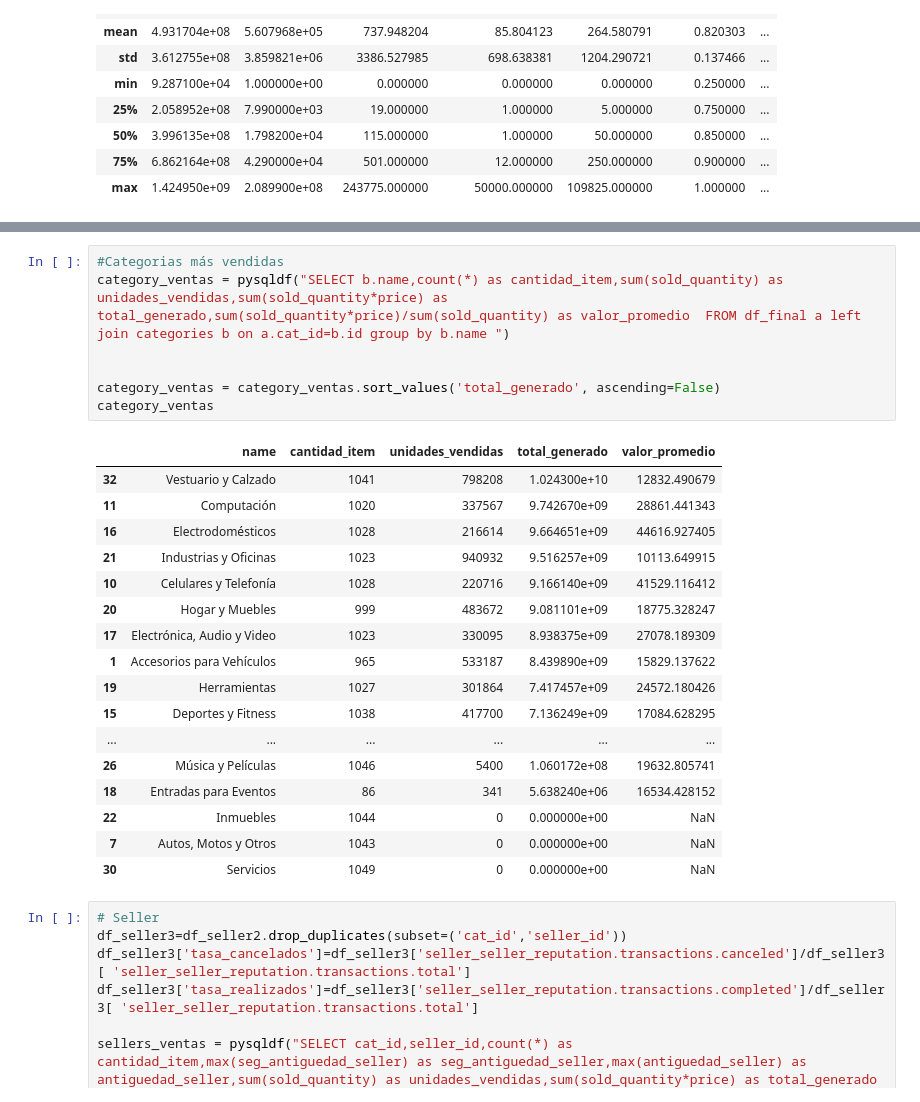
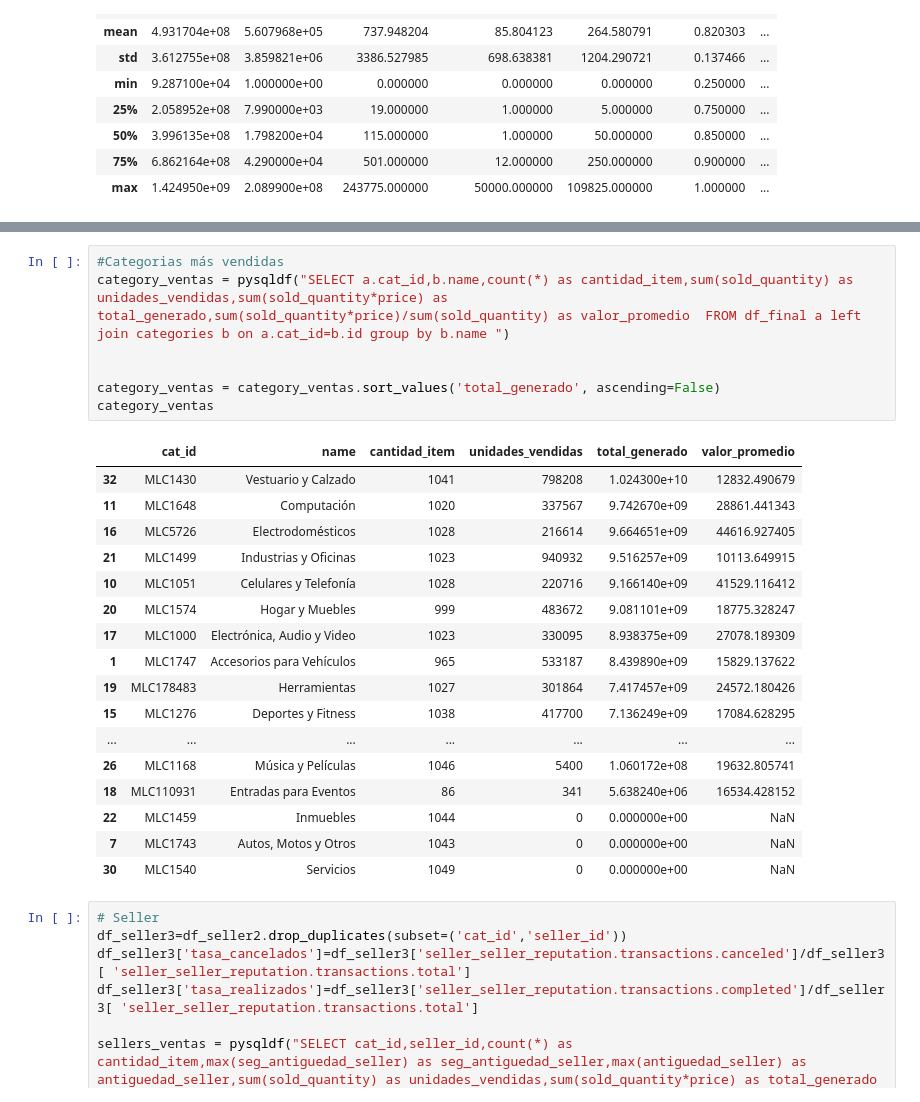
Before and after one commit to ZvonkoVescoviJer/MELI_Challenge, a Jupyter notebook: Code/ChallengueMeli.ipynb, the cells around one changed output, grey strips where cells are left out. Saved outputs shown, nothing was run; the diff lists cells and outputs as text.

```diff
--- a/Code/ChallengueMeli.ipynb
+++ b/Code/ChallengueMeli.ipynb
@@ -268,28 +294,28 @@ Index(['id', 'title', 'seller_id', 'category_id', 'price', 'initial_quantity',
 # %%
 #Categorias más vendidas
-category_ventas = pysqldf("SELECT b.name,count(*) as cantidad_item,sum(sold_quantity) as unidades_vendidas,sum(sold_quantity*price) as total_generado,sum(sold_quantity*price)/sum(sold_quantity) as valor_promedio  FROM df_final a left join categories b on a.cat_id=b.id group by b.name ")
+category_ventas = pysqldf("SELECT a.cat_id,b.name,count(*) as cantidad_item,sum(sold_quantity) as unidades_vendidas,sum(sold_quantity*price) as total_generado,sum(sold_quantity*price)/sum(sold_quantity) as valor_promedio  FROM df_final a left join categories b on a.cat_id=b.id group by b.name ")
 
 
 category_ventas = category_ventas.sort_values('total_generado', ascending=False)
 category_ventas
 # %% [output]
-|  | name | cantidad_item | unidades_vendidas | total_generado | valor_promedio |
-| 32 | Vestuario y Calzado | 1041 | 798208 | 1.024300e+10 | 12832.490679 |
-| 11 | Computación | 1020 | 337567 | 9.742670e+09 | 28861.441343 |
-| 16 | Electrodomésticos | 1028 | 216614 | 9.664651e+09 | 44616.927405 |
-| 21 | Industrias y Oficinas | 1023 | 940932 | 9.516257e+09 | 10113.649915 |
-| 10 | Celulares y Telefonía | 1028 | 220716 | 9.166140e+09 | 41529.116412 |
-| 20 | Hogar y Muebles | 999 | 483672 | 9.081101e+09 | 18775.328247 |
-| 17 | Electrónica, Audio y Video | 1023 | 330095 | 8.938375e+09 | 27078.189309 |
-| 1 | Accesorios para Vehículos | 965 | 533187 | 8.439890e+09 | 15829.137622 |
-| 19 | Herramientas | 1027 | 301864 | 7.417457e+09 | 24572.180426 |
-| 15 | Deportes y Fitness | 1038 | 417700 | 7.136249e+09 | 17084.628295 |
-| ... | ... | ... | ... | ... | ... |
-| 26 | Música y Películas | 1046 | 5400 | 1.060172e+08 | 19632.805741 |
-| 18 | Entradas para Eventos | 86 | 341 | 5.638240e+06 | 16534.428152 |
-| 22 | Inmuebles | 1044 | 0 | 0.000000e+00 | NaN |
-| 7 | Autos, Motos y Otros | 1043 | 0 | 0.000000e+00 | NaN |
-| 30 | Servicios | 1049 | 0 | 0.000000e+00 | NaN |
+|  | cat_id | name | cantidad_item | unidades_vendidas | total_generado | valor_promedio |
+| 32 | MLC1430 | Vestuario y Calzado | 1041 | 798208 | 1.024300e+10 | 12832.490679 |
+| 11 | MLC1648 | Computación | 1020 | 337567 | 9.742670e+09 | 28861.441343 |
+| 16 | MLC5726 | Electrodomésticos | 1028 | 216614 | 9.664651e+09 | 44616.927405 |
+| 21 | MLC1499 | Industrias y Oficinas | 1023 | 940932 | 9.516257e+09 | 10113.649915 |
+| 10 | MLC1051 | Celulares y Telefonía | 1028 | 220716 | 9.166140e+09 | 41529.116412 |
+| 20 | MLC1574 | Hogar y Muebles | 999 | 483672 | 9.081101e+09 | 18775.328247 |
+| 17 | MLC1000 | Electrónica, Audio y Video | 1023 | 330095 | 8.938375e+09 | 27078.189309 |
+| 1 | MLC1747 | Accesorios para Vehículos | 965 | 533187 | 8.439890e+09 | 15829.137622 |
+| 19 | MLC178483 | Herramientas | 1027 | 301864 | 7.417457e+09 | 24572.180426 |
+| 15 | MLC1276 | Deportes y Fitness | 1038 | 417700 | 7.136249e+09 | 17084.628295 |
+| ... | ... | ... | ... | ... | ... | ... |
+| 26 | MLC1168 | Música y Películas | 1046 | 5400 | 1.060172e+08 | 19632.805741 |
+| 18 | MLC110931 | Entradas para Eventos | 86 | 341 | 5.638240e+06 | 16534.428152 |
+| 22 | MLC1459 | Inmuebles | 1044 | 0 | 0.000000e+00 | NaN |
+| 7 | MLC1743 | Autos, Motos y Otros | 1043 | 0 | 0.000000e+00 | NaN |
+| 30 | MLC1540 | Servicios | 1049 | 0 | 0.000000e+00 | NaN |
 # %%
 # Seller
 df_seller3=df_seller2.drop_duplicates(subset=('cat_id','seller_id'))
```
Also changed, not shown: parts of 16 cells of this notebook, 5 other files.
